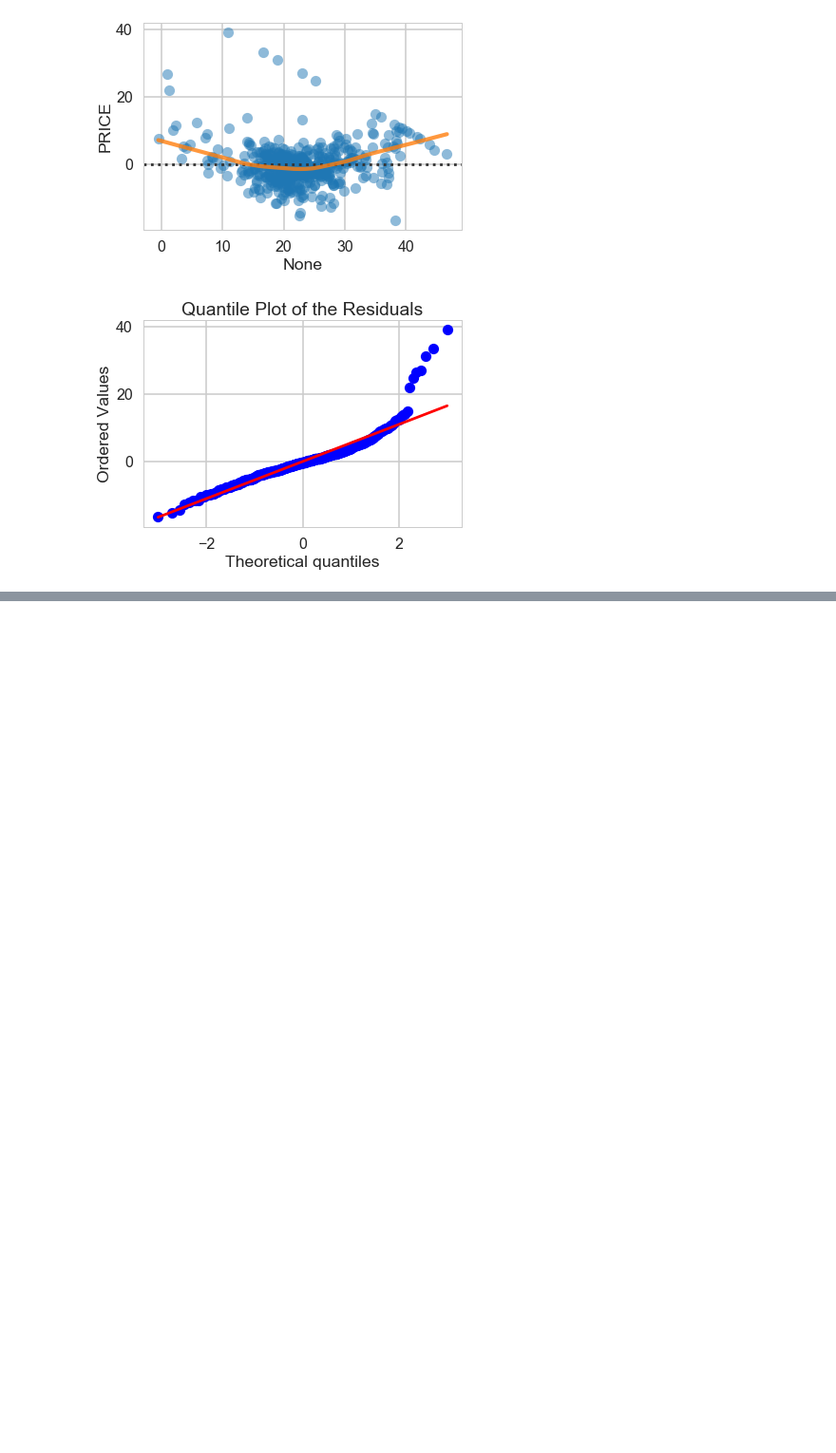
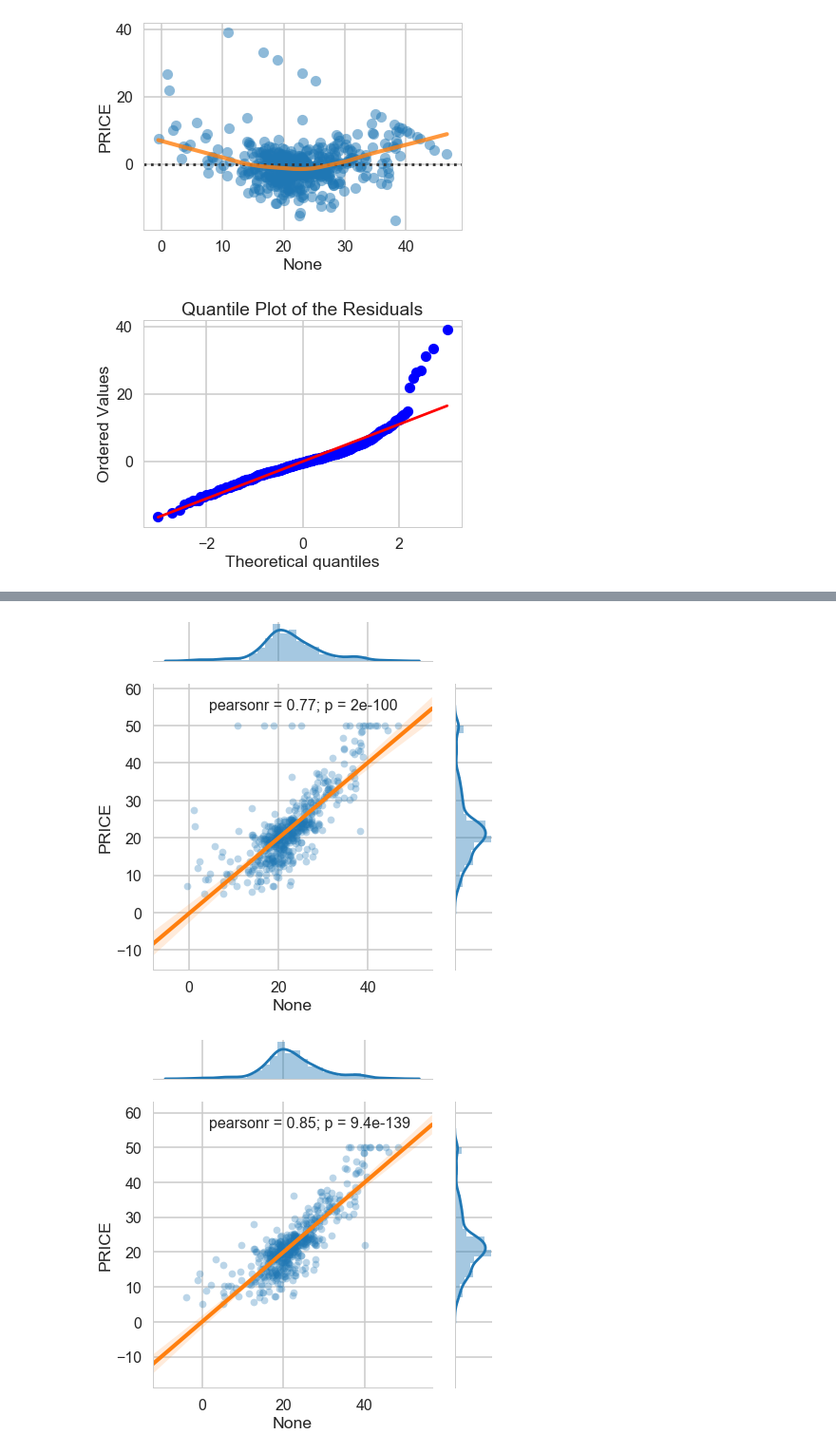
Before and after one commit to ddaly68/Springboard.DataScience, a Jupyter notebook: 8.5.1_LinearRegression/Mini_Project_Linear_Regression.ipynb, the cells around one changed output, grey strips where cells are left out. Shown: that part at 95% size. Drawn from its saved outputs; the diff is of its cells as text; code cells hidden in the pictures; blank space fills up the shorter version.

```diff
--- a/8.5.1_LinearRegression/Mini_Project_Linear_Regression.ipynb
+++ b/8.5.1_LinearRegression/Mini_Project_Linear_Regression.ipynb
@@ -909,0 +1010,17 @@ _ = plt.title('Quantile Plot of the Residuals');
+# %%
+# joint plot: All Features vs PRICE
+sns.jointplot(model.fittedvalues, 'PRICE', data=bos,
+              kind='reg',
+              space=0.6,
+              scatter_kws={'color': 'C0', 'alpha':0.3, 's':60},
+              line_kws={'color': 'C1'})
+
+# joint plot: Engineered Features vs PRICE
+sns.jointplot(reduced.fittedvalues, 'PRICE', data=boscleaned,
+              kind='reg',
+              space=0.6,
+              scatter_kws={'color': 'C0', 'alpha':0.3, 's':60},
+              line_kws={'color': 'C1'});
+# %% [output]
+[figure, added]
+[figure, added]
```
Also changed, not shown: parts of 7 cells of this notebook.
